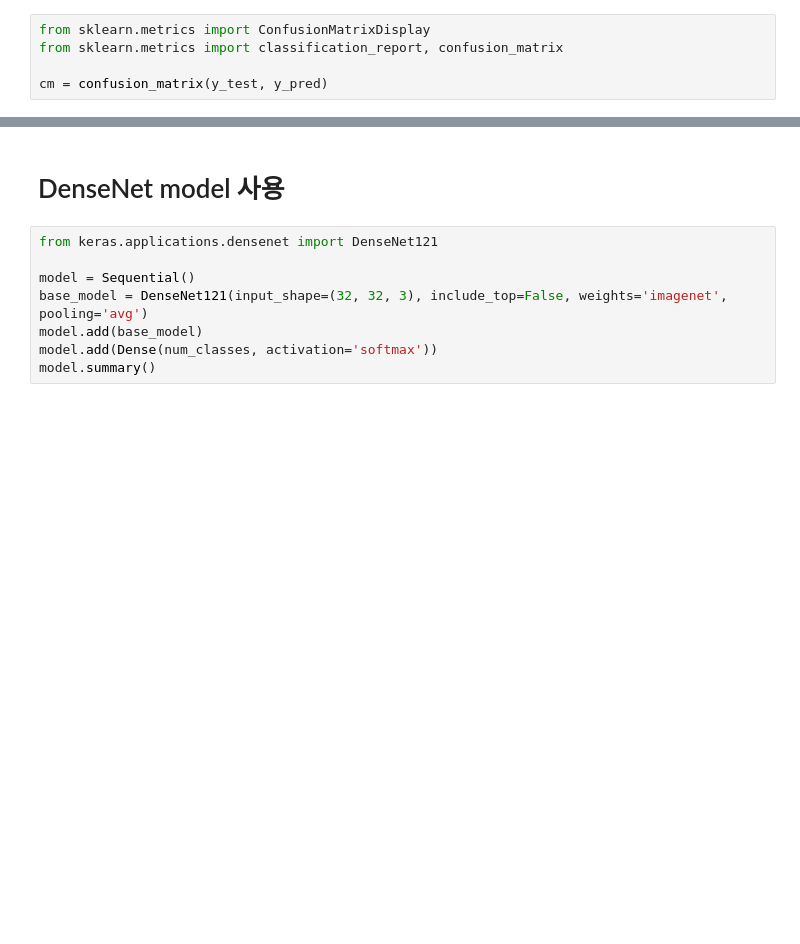
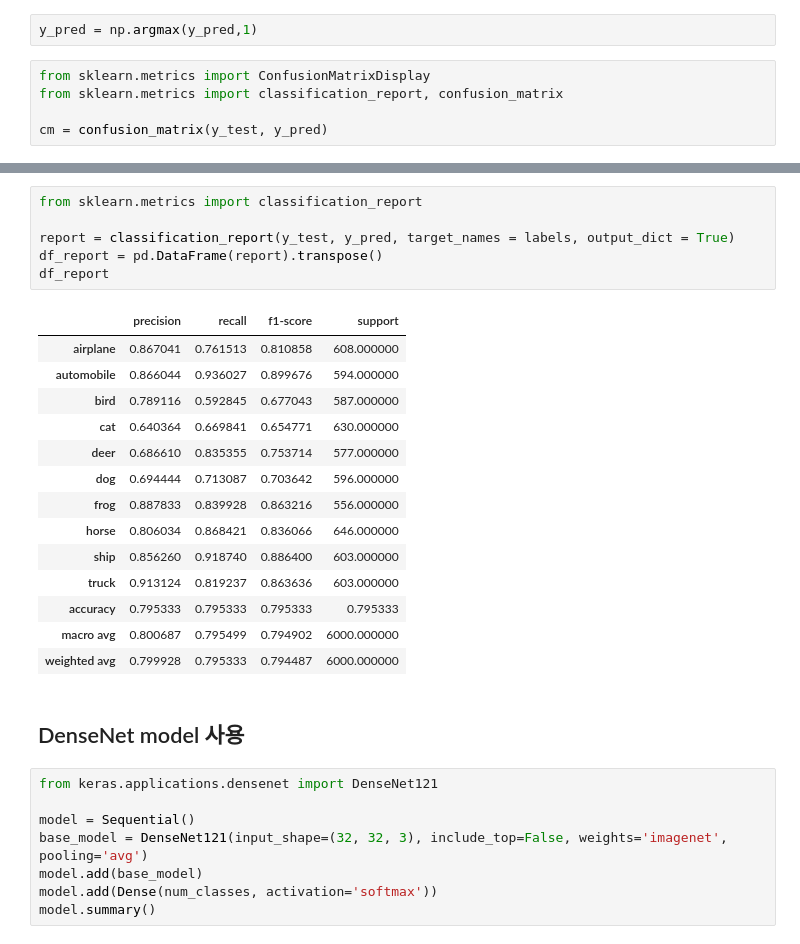
Before and after one commit to hr1588/Lab_study, a Jupyter notebook: dh_ml_final.ipynb, the cells around one changed output, grey strips where cells are left out. Saved outputs shown, nothing was run; the diff lists cells and outputs as text; blank space fills up the shorter version.

```diff
--- a/dh_ml_final.ipynb
+++ b/dh_ml_final.ipynb
@@ -490,6 +434,8 @@ x_test.shape, y_test.shape
 y_pred = model.predict(x_test)
 # %% [output]
 188/188 [==============================] - 1s 3ms/step
+# %%
+y_pred = np.argmax(y_pred,1)
 # %%
 from sklearn.metrics import ConfusionMatrixDisplay
 from sklearn.metrics import classification_report, confusion_matrix
@@ -509,5 +455,26 @@ plt.show()
+# %%
+from sklearn.metrics import classification_report
+
+report = classification_report(y_test, y_pred, target_names = labels, output_dict = True)
+df_report = pd.DataFrame(report).transpose()
+df_report
+# %% [output]
+|  | precision | recall | f1-score | support |
+| airplane | 0.867041 | 0.761513 | 0.810858 | 608.000000 |
+| automobile | 0.866044 | 0.936027 | 0.899676 | 594.000000 |
+| bird | 0.789116 | 0.592845 | 0.677043 | 587.000000 |
+| cat | 0.640364 | 0.669841 | 0.654771 | 630.000000 |
+| deer | 0.686610 | 0.835355 | 0.753714 | 577.000000 |
+| dog | 0.694444 | 0.713087 | 0.703642 | 596.000000 |
+| frog | 0.887833 | 0.839928 | 0.863216 | 556.000000 |
+| horse | 0.806034 | 0.868421 | 0.836066 | 646.000000 |
+| ship | 0.856260 | 0.918740 | 0.886400 | 603.000000 |
+| truck | 0.913124 | 0.819237 | 0.863636 | 603.000000 |
+| accuracy | 0.795333 | 0.795333 | 0.795333 | 0.795333 |
+| macro avg | 0.800687 | 0.795499 | 0.794902 | 6000.000000 |
+| weighted avg | 0.799928 | 0.795333 | 0.794487 | 6000.000000 |
 # %% [markdown]
-# DenseNet model 사용
+## DenseNet model 사용
 # %%
 from keras.applications.densenet import DenseNet121
 
```
Also changed, not shown: parts of 43 cells of this notebook.
